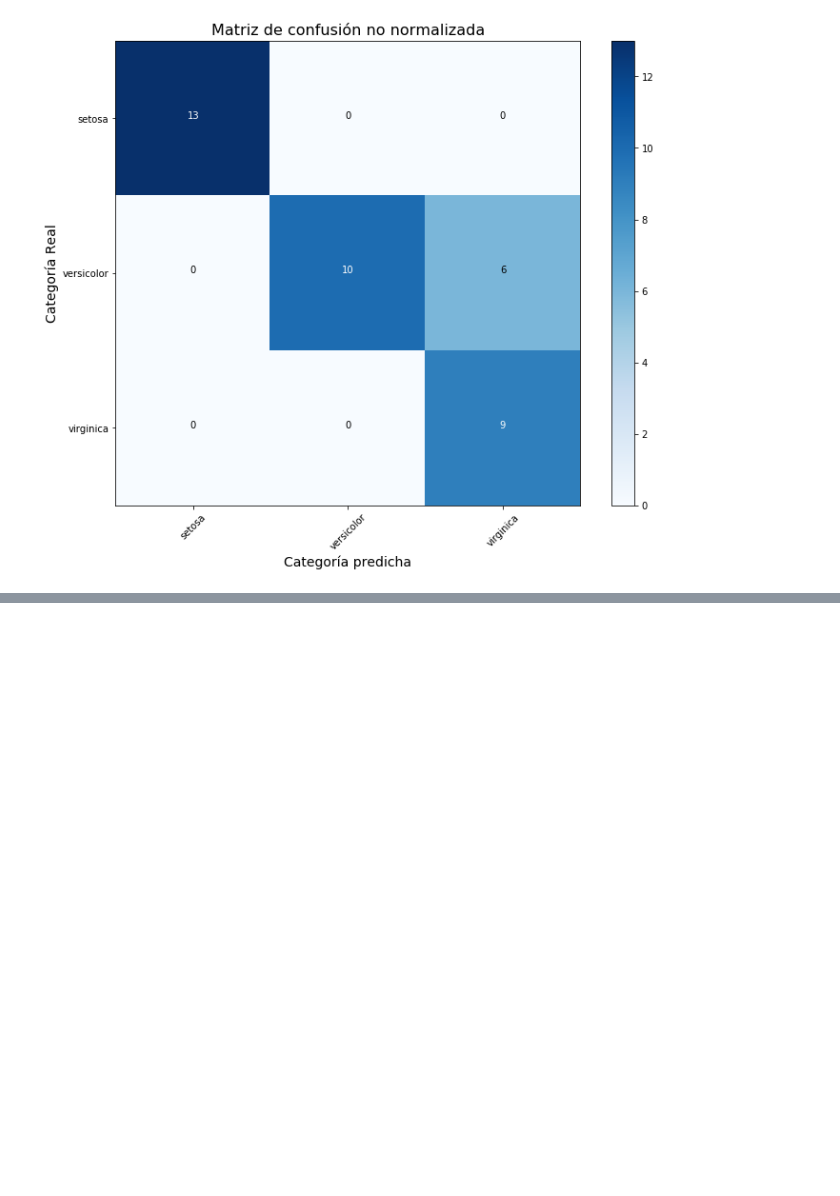
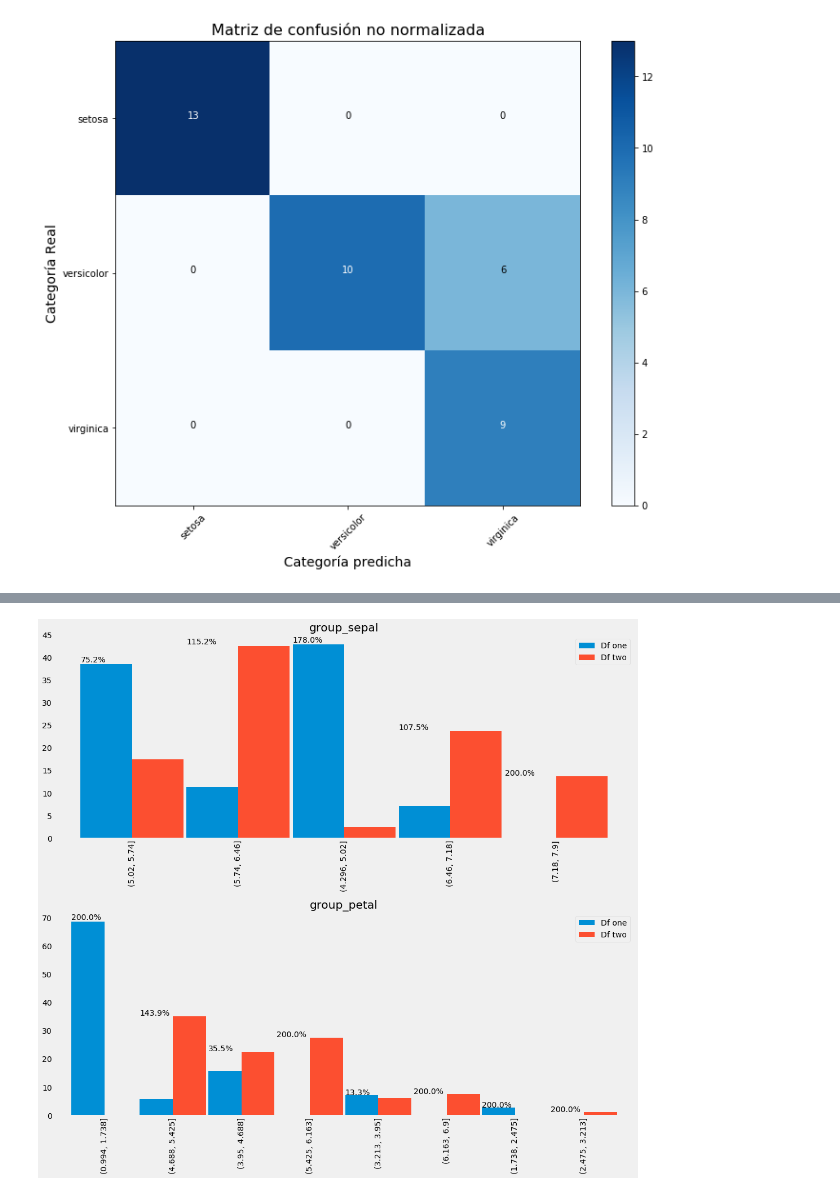
Before and after one commit to SpikeLab-CL/SpikePy, a Jupyter notebook: Notebooks/plots_helpers.ipynb, the cells around one changed output, grey strips where cells are left out. Cells and saved outputs as stored; diff of their text form; code cells hidden in the pictures; blank space fills up the shorter version.

```diff
--- a/Notebooks/plots_helpers.ipynb
+++ b/Notebooks/plots_helpers.ipynb
@@ -42,0 +69,4 @@ sp.plot_confusion_matrix(cnf_matrix, classes=class_names,
+# %%
+sp.compare_categorical_dists(df1, df2, ['group_sepal', 'group_petal'],
+                     labels=['Df one', 'Df two']);
+# %% [output]
@@ -42,0 +74 @@ sp.plot_confusion_matrix(cnf_matrix, classes=class_names,
+[figure, added]
```
Also changed, not shown: parts of 8 cells of this notebook, 1 other file.
